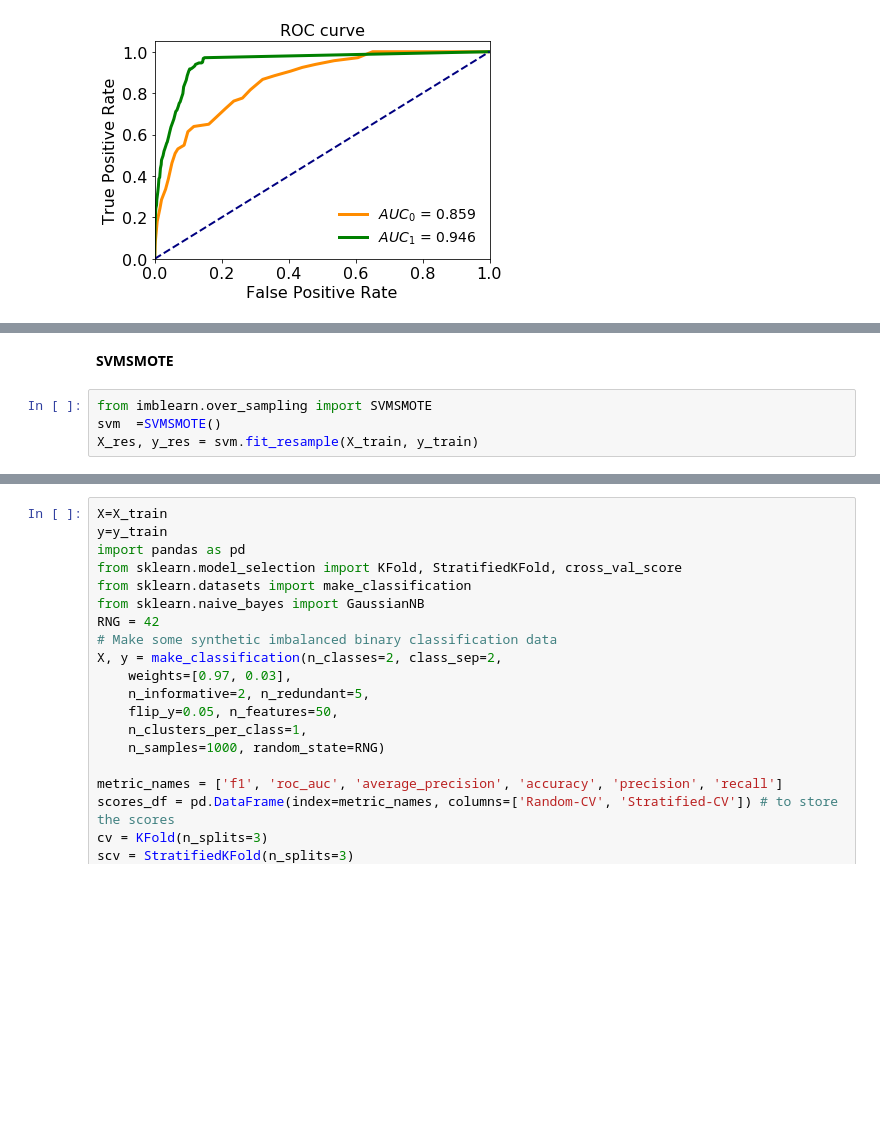
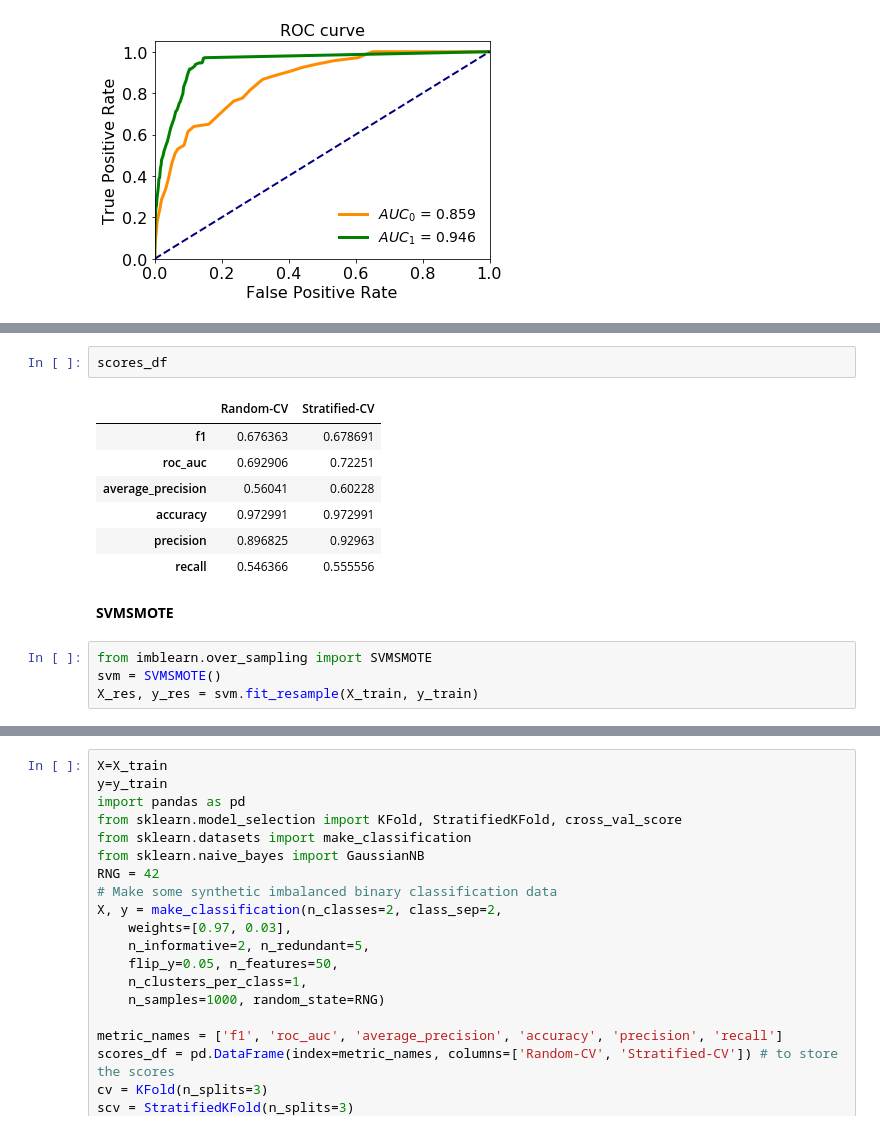
Before and after one commit to micheleandreucci/DM2, a Jupyter notebook: 01-02_imbalance_learning.ipynb, the cells around one changed output, grey strips where cells are left out. Drawn from its saved outputs; the diff is of its cells as text; blank space fills up the shorter version.

```diff
--- a/01-02_imbalance_learning.ipynb
+++ b/01-02_imbalance_learning.ipynb
@@ -1560,8 +1593,18 @@ weighted avg       0.88      0.94      0.91      4557
+# %%
+scores_df
+# %% [output]
+|  | Random-CV | Stratified-CV |
+| f1 | 0.676363 | 0.678691 |
+| roc_auc | 0.692906 | 0.72251 |
+| average_precision | 0.56041 | 0.60228 |
+| accuracy | 0.972991 | 0.972991 |
+| precision | 0.896825 | 0.92963 |
+| recall | 0.546366 | 0.555556 |
 # %% [markdown]
 **SVMSMOTE**
 # %%
 from imblearn.over_sampling import SVMSMOTE
-svm  =SVMSMOTE()
+svm = SVMSMOTE()
 X_res, y_res = svm.fit_resample(X_train, y_train)
 # %%
 clf = DecisionTreeClassifier(min_samples_leaf=30, random_state=42)
```
Also changed, not shown: parts of 9 cells of this notebook.
